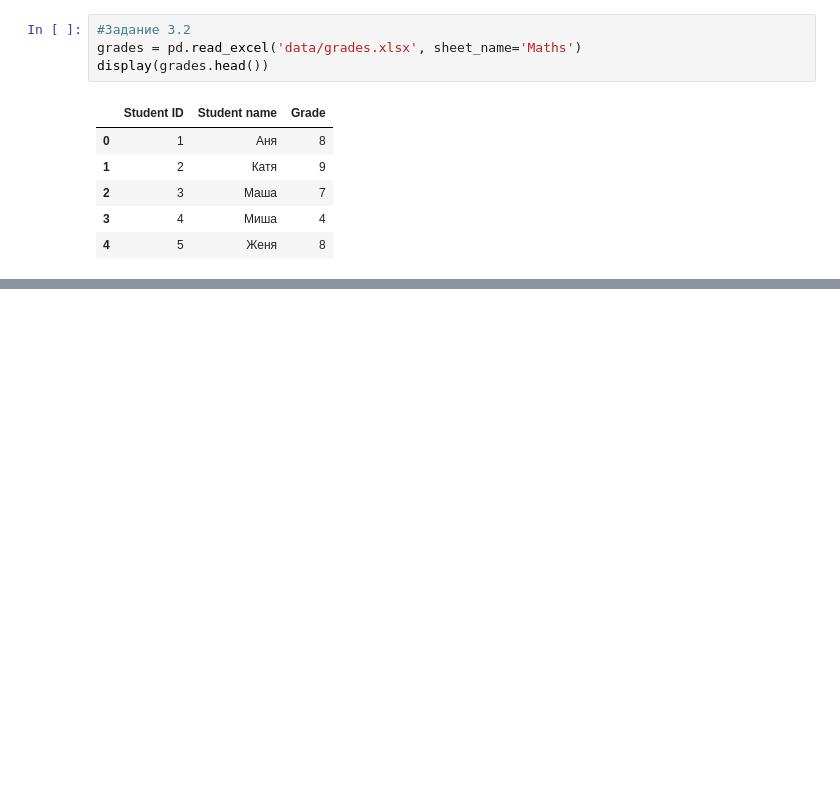
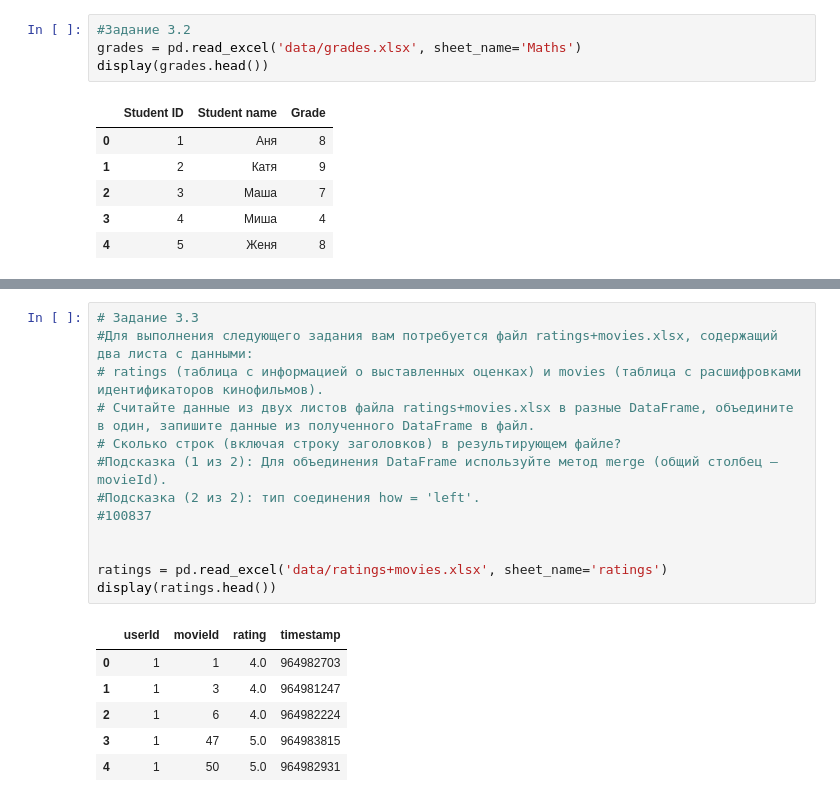
Before and after one commit to Andrdeni/sf_data_science, a Jupyter notebook: PY_16_Как_выгружать_данные_из_файлов/DS_16.ipynb, the cells around one changed output, grey strips where cells are left out. Saved outputs shown, nothing was run; the diff lists cells and outputs as text; blank space fills up the shorter version.

```diff
--- a/PY_16_Как_выгружать_данные_из_файлов/DS_16.ipynb
+++ b/PY_16_Как_выгружать_данные_из_файлов/DS_16.ipynb
@@ -171,0 +189,20 @@ display(grades.head())
+# %%
+# Задание 3.3
+#Для выполнения следующего задания вам потребуется файл ratings+movies.xlsx, содержащий два листа с данными:
+# ratings (таблица с информацией о выставленных оценках) и movies (таблица c расшифровками идентификаторов кинофильмов).
+# Считайте данные из двух листов файла ratings+movies.xlsx в разные DataFrame, объедините в один, запишите данные из полученного DataFrame в файл.
+# Сколько строк (включая строку заголовков) в результирующем файле?
+#Подсказка (1 из 2): Для объединения DataFrame используйте метод merge (общий столбец — movieId).
+#Подсказка (2 из 2): тип соединения how = 'left'.
+#100837
+
+
+ratings = pd.read_excel('data/ratings+movies.xlsx', sheet_name='ratings')
+display(ratings.head())
+# %% [output]
+|  | userId | movieId | rating | timestamp |
+| 0 | 1 | 1 | 4.0 | 964982703 |
+| 1 | 1 | 3 | 4.0 | 964981247 |
+| 2 | 1 | 6 | 4.0 | 964982224 |
+| 3 | 1 | 47 | 5.0 | 964983815 |
+| 4 | 1 | 50 | 5.0 | 964982931 |
```
Also changed, not shown: parts of 7 cells of this notebook.
